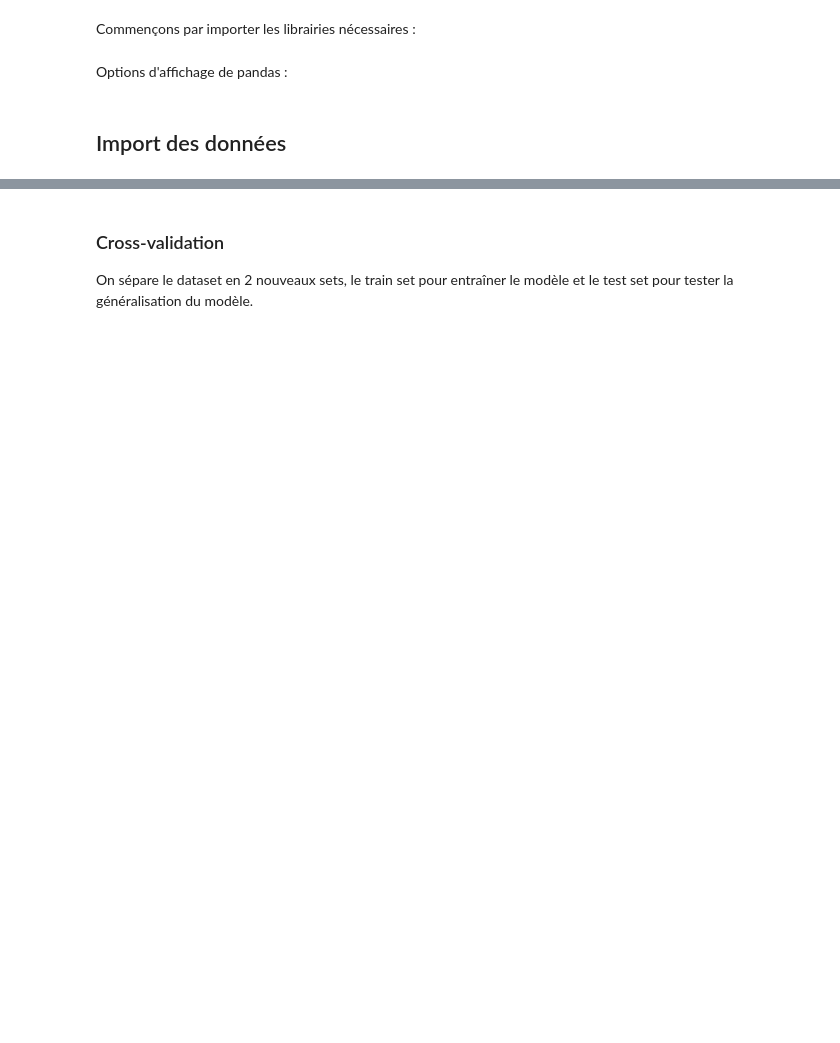
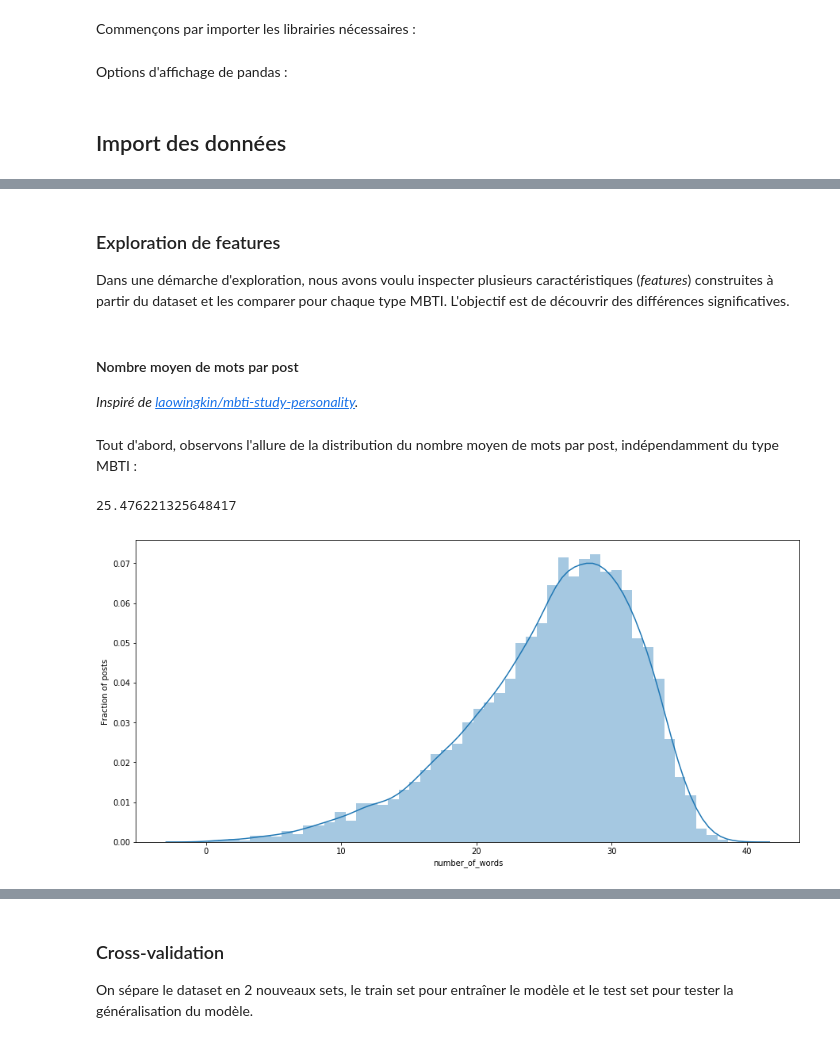
Before and after one commit to literate-waffle/mbti, a Jupyter notebook: mbti.ipynb, the cells around one changed output, grey strips where cells are left out. Drawn from its saved outputs; the diff is of its cells as text; code cells hidden in the pictures; blank space fills up the shorter version.

```diff
--- a/mbti.ipynb
+++ b/mbti.ipynb
@@ -337,0 +95,29 @@ Dataset has 8675 rows and 2 columns
+# %% [markdown]
+### Exploration de features
+
+Dans une démarche d'exploration, nous avons voulu inspecter plusieurs caractéristiques (*features*) construites à partir du dataset et les comparer pour chaque type MBTI. L'objectif est de découvrir des différences significatives.
+# %% [markdown]
+#### Nombre moyen de mots par post
+
+_Inspiré de [laowingkin/mbti-study-personality](https://www.kaggle.com/laowingkin/mbti-study-personality)._
+# %%
+from parser import parse_posts
+
+def get_number_of_words(posts):
+    parsed_posts = parse_posts(posts)
+    num_words = sum(len(post.split()) for post in parsed_posts)
+    return num_words / 50
+
+# Ajout d'une nouvelle colonne au dataset :
+# Nombre de mots pour chaque utilisateur moyenné sur l'ensemble de ses posts.
+data['number_of_words'] = data['posts'].apply(get_number_of_words)
+# %% [markdown]
+Tout d'abord, observons l'allure de la distribution du nombre moyen de mots par post, indépendamment du type MBTI :
+# %%
+plt.figure(figsize=(15, 7))
+ax = sns.distplot(data["number_of_words"], kde=True)
+ax.set_ylabel("Fraction of posts");
+print(data["number_of_words"].mean())
+# %% [output]
+25.476221325648417
+[figure, added]
```
Also changed, not shown: parts of 74 cells of this notebook, 1 other file.
